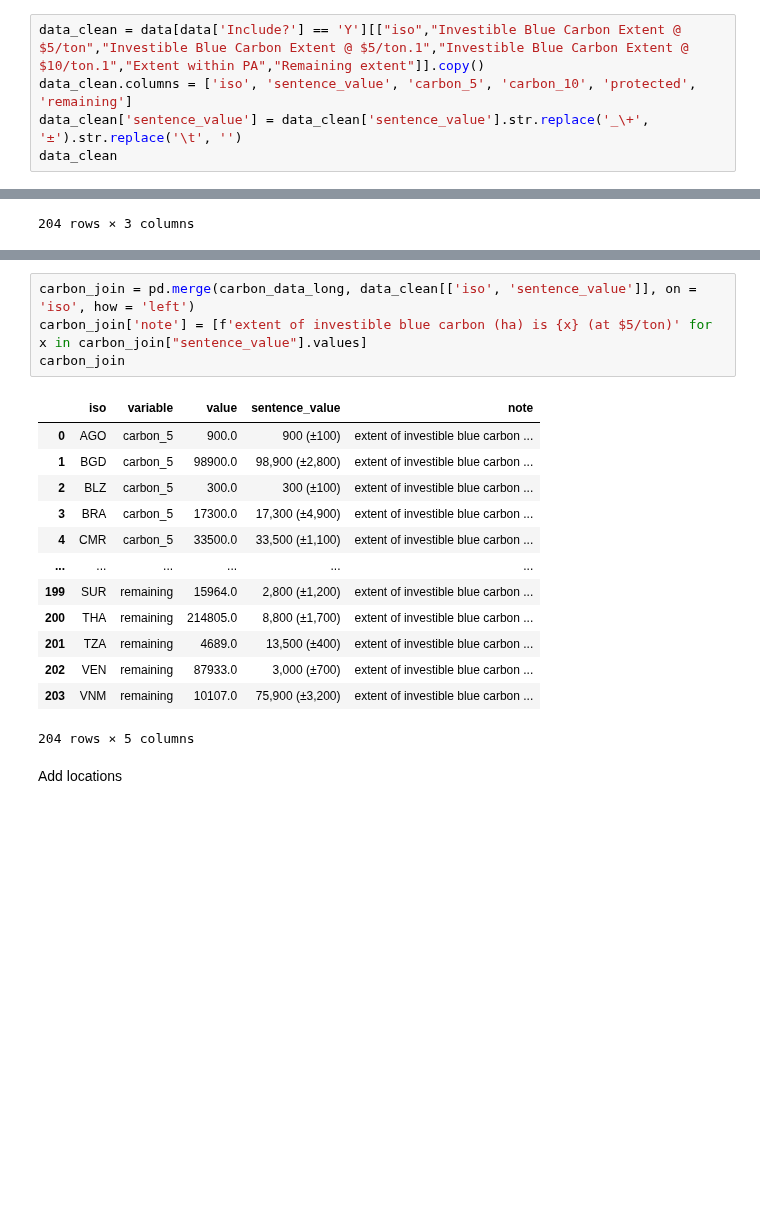
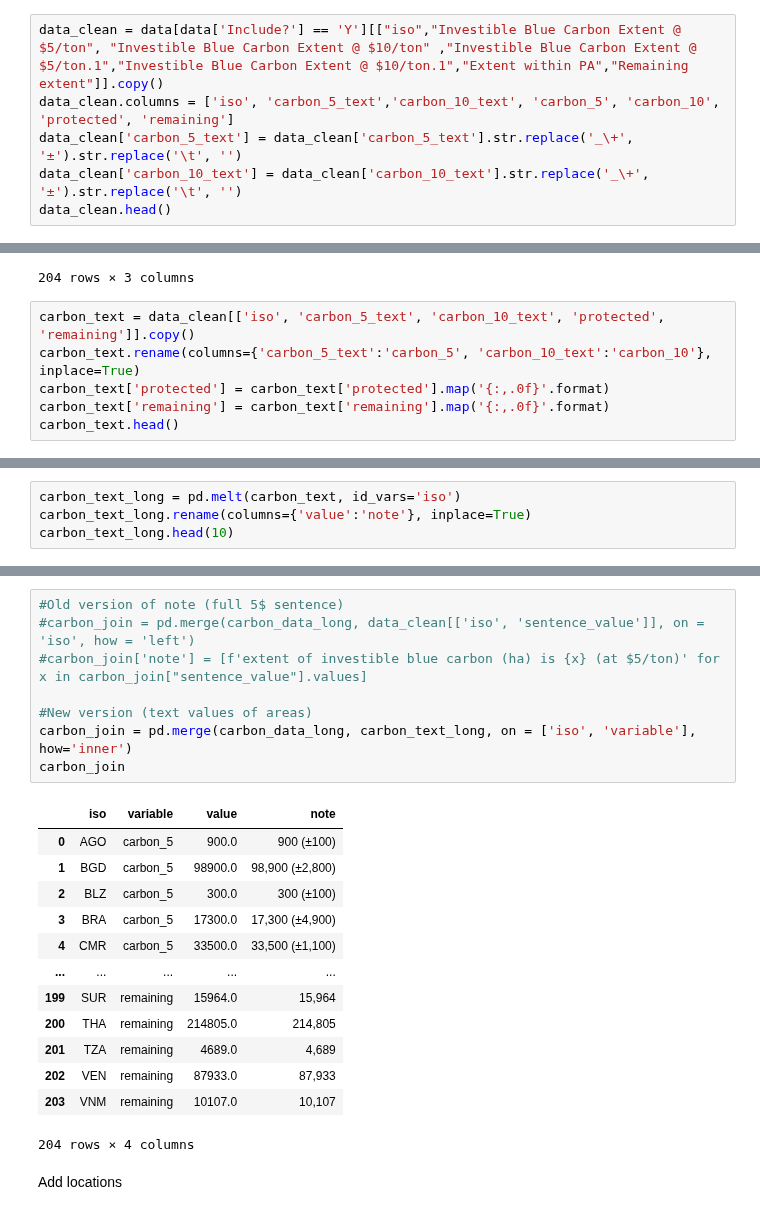
Before and after one commit to Vizzuality/mangrove-atlas, a Jupyter notebook: data/notebooks/Lab/data_processing/widgets-v2/carbon_investment_potential_widget.ipynb, the cells around one changed output, grey strips where cells are left out. Drawn from its saved outputs; the diff is of its cells as text; blank space fills up the shorter version.

```diff
--- a/data/notebooks/Lab/data_processing/widgets-v2/carbon_investment_potential_widget.ipynb
+++ b/data/notebooks/Lab/data_processing/widgets-v2/carbon_investment_potential_widget.ipynb
@@ -26,8 +26,9 @@ data.head()
 | 3 | 1_2_61 | country | ARE | United Arab Emirates | 0 | 0.0 | 0 | ... |
 | 4 | NaN | country | ASM | American Samoa | 0 | 0.0 | 0 | ... |
 # %%
-data_clean = data[data['Include?'] == 'Y'][["iso","Investible Blue Carbon Extent @ $5/ton","Investible Blue Carbon Extent @ $5/ton.1","Investible Blue Carbon Extent @ $10/ton.1","Extent within PA","Remaining extent"]].copy()
-data_clean.columns = ['iso', 'sentence_value', 'carbon_5', 'carbon_10', 'protected', 'remaining']
-data_clean['sentence_value'] = data_clean['sentence_value'].str.replace('_\+', '±').str.replace('\t', '')
-data_clean
+data_clean = data[data['Include?'] == 'Y'][["iso","Investible Blue Carbon Extent @ $5/ton", "Investible Blue Carbon Extent @ $10/ton" ,"Investible Blue Carbon Extent @ $5/ton.1","Investible Blue Carbon Extent @ $10/ton.1","Extent within PA","Remaining extent"]].copy()
+data_clean.columns = ['iso', 'carbon_5_text','carbon_10_text', 'carbon_5', 'carbon_10', 'protected', 'remaining']
+data_clean['carbon_5_text'] = data_clean['carbon_5_text'].str.replace('_\+', '±').str.replace('\t', '')
+data_clean['carbon_10_text'] = data_clean['carbon_10_text'].str.replace('_\+', '±').str.replace('\t', '')
+data_clean.head()
 # %% [output]
@@ -72,3 +62,9 @@ carbon_data_long
 | 202 | VEN | remaining | 87933.0 |
 | 203 | VNM | remaining | 10107.0 |
 204 rows × 3 columns
+# %%
+carbon_text = data_clean[['iso', 'carbon_5_text', 'carbon_10_text', 'protected', 'remaining']].copy()
+carbon_text.rename(columns={'carbon_5_text':'carbon_5', 'carbon_10_text':'carbon_10'}, inplace=True)
+carbon_text['protected'] = carbon_text['protected'].map('{:,.0f}'.format)
+carbon_text['remaining'] = carbon_text['remaining'].map('{:,.0f}'.format)
+carbon_text.head()
@@ -74,0 +78,4 @@ carbon_data_long
+# %%
+carbon_text_long = pd.melt(carbon_text, id_vars='iso')
+carbon_text_long.rename(columns={'value':'note'}, inplace=True)
+carbon_text_long.head(10)
@@ -75,21 +94,25 @@ carbon_data_long
 # %%
-carbon_join = pd.merge(carbon_data_long, data_clean[['iso', 'sentence_value']], on = 'iso', how = 'left')
-carbon_join['note'] = [f'extent of investible blue carbon (ha) is {x} (at $5/ton)' for x in carbon_join["sentence_value"].values]
+#Old version of note (full 5$ sentence)
+#carbon_join = pd.merge(carbon_data_long, data_clean[['iso', 'sentence_value']], on = 'iso', how = 'left')
+#carbon_join['note'] = [f'extent of investible blue carbon (ha) is {x} (at $5/ton)' for x in carbon_join["sentence_value"].values]
+
+#New version (text values of areas)
+carbon_join = pd.merge(carbon_data_long, carbon_text_long, on = ['iso', 'variable'], how='inner')
 carbon_join
 # %% [output]
-|  | iso | variable | value | sentence_value | note |
-| 0 | AGO | carbon_5 | 900.0 | 900 (±100) | extent of investible blue carbon ... |
-| 1 | BGD | carbon_5 | 98900.0 | 98,900 (±2,800) | extent of investible blue carbon ... |
-| 2 | BLZ | carbon_5 | 300.0 | 300 (±100) | extent of investible blue carbon ... |
-| 3 | BRA | carbon_5 | 17300.0 | 17,300 (±4,900) | extent of investible blue carbon ... |
-| 4 | CMR | carbon_5 | 33500.0 | 33,500 (±1,100) | extent of investible blue carbon ... |
-| ... | ... | ... | ... | ... | ... |
-| 199 | SUR | remaining | 15964.0 | 2,800 (±1,200) | extent of investible blue carbon ... |
-| 200 | THA | remaining | 214805.0 | 8,800 (±1,700) | extent of investible blue carbon ... |
-| 201 | TZA | remaining | 4689.0 | 13,500 (±400) | extent of investible blue carbon ... |
-| 202 | VEN | remaining | 87933.0 | 3,000 (±700) | extent of investible blue carbon ... |
-| 203 | VNM | remaining | 10107.0 | 75,900 (±3,200) | extent of investible blue carbon ... |
+|  | iso | variable | value | note |
+| 0 | AGO | carbon_5 | 900.0 | 900 (±100) |
+| 1 | BGD | carbon_5 | 98900.0 | 98,900 (±2,800) |
+| 2 | BLZ | carbon_5 | 300.0 | 300 (±100) |
+| 3 | BRA | carbon_5 | 17300.0 | 17,300 (±4,900) |
+| 4 | CMR | carbon_5 | 33500.0 | 33,500 (±1,100) |
+| ... | ... | ... | ... | ... |
+| 199 | SUR | remaining | 15964.0 | 15,964 |
+| 200 | THA | remaining | 214805.0 | 214,805 |
+| 201 | TZA | remaining | 4689.0 | 4,689 |
+| 202 | VEN | remaining | 87933.0 | 87,933 |
+| 203 | VNM | remaining | 10107.0 | 10,107 |
-204 rows × 5 columns
+204 rows × 4 columns
 # %% [markdown]
 Add locations
 # %%
```
Also changed, not shown: parts of 8 cells of this notebook, 2 other files.
